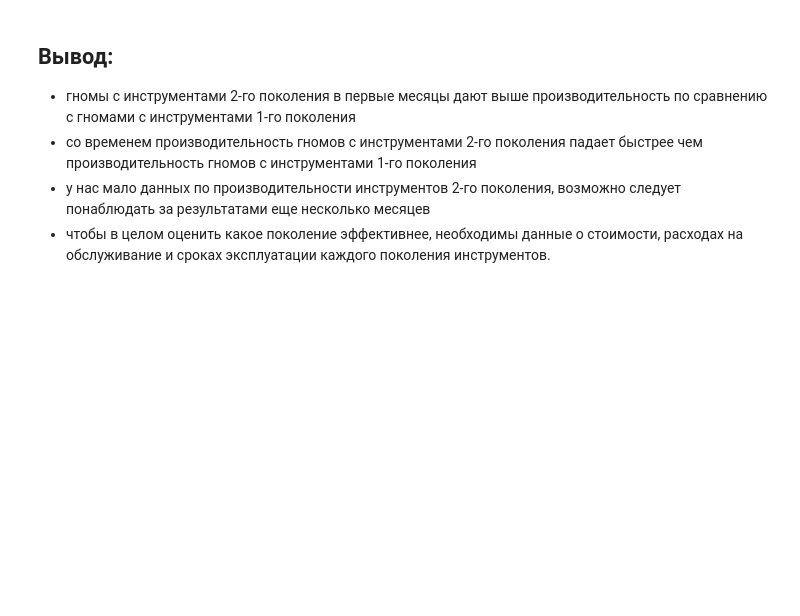
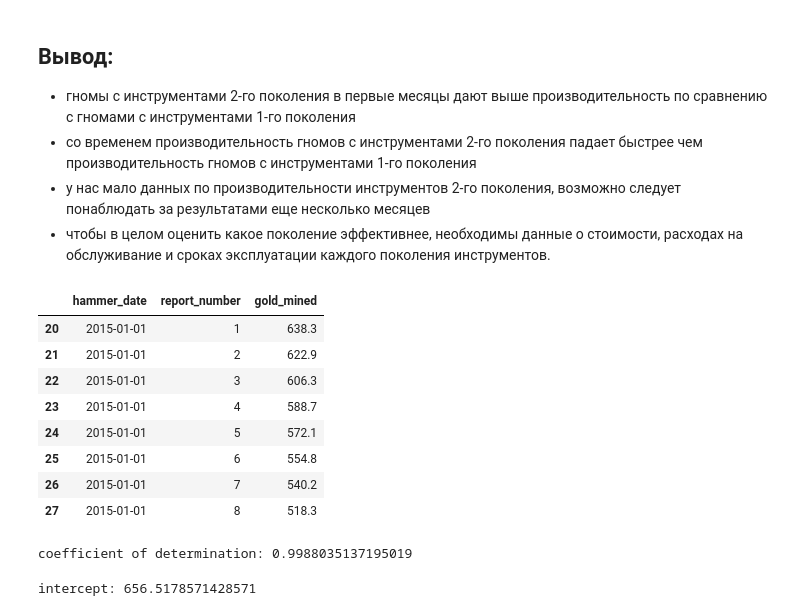
Before and after one commit to amilchakov/Test_tasks, a Jupyter notebook: gold_mining_Антон_Мильчаков.ipynb, the cells around one changed output. Drawn from its saved outputs; the diff is of its cells as text; code cells hidden in the pictures; blank space fills up the shorter version.

```diff
--- a/gold_mining_Антон_Мильчаков.ipynb
+++ b/gold_mining_Антон_Мильчаков.ipynb
@@ -165,3 +164,18 @@ sns.scatterplot(x='report_number',
 - со временем производительность гномов с инструментами 2-го поколения падает быстрее чем производительность гномов с инструментами 1-го поколения
 - у нас мало данных по производительности инструментов 2-го поколения, возможно следует понаблюдать за результатами еще несколько месяцев
 - чтобы в целом оценить какое поколение эффективнее, необходимы данные о стоимости, расходах на обслуживание и сроках эксплуатации каждого поколения инструментов.
+# %%
+# прогноз средних значений по отчетам с 8 по 20 месяц
+df_2 = df_1.query('hammer_date == "2015-01-01"')
+# %%
+df_2
+# %% [output]
+|  | hammer_date | report_number | gold_mined |
+| 20 | 2015-01-01 | 1 | 638.3 |
+| 21 | 2015-01-01 | 2 | 622.9 |
+| 22 | 2015-01-01 | 3 | 606.3 |
+| 23 | 2015-01-01 | 4 | 588.7 |
+| 24 | 2015-01-01 | 5 | 572.1 |
+| 25 | 2015-01-01 | 6 | 554.8 |
+| 26 | 2015-01-01 | 7 | 540.2 |
+| 27 | 2015-01-01 | 8 | 518.3 |
@@ -167,0 +189,9 @@ sns.scatterplot(x='report_number',
+# %%
+r_sq = model.score(x, y)
+print('coefficient of determination:', r_sq)
+# %% [output]
+coefficient of determination: 0.9988035137195019
+# %%
+print('intercept:', model.intercept_)
+# %% [output]
+intercept: 656.5178571428571
```
Also changed, not shown: parts of 15 cells of this notebook.
